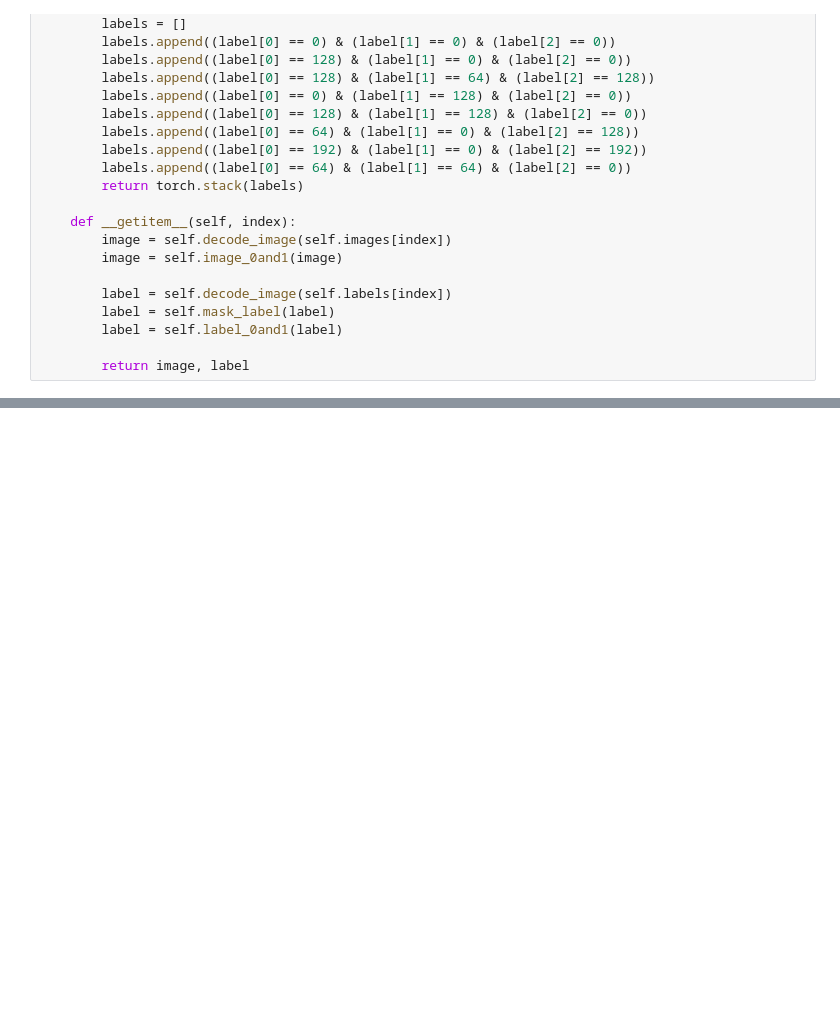
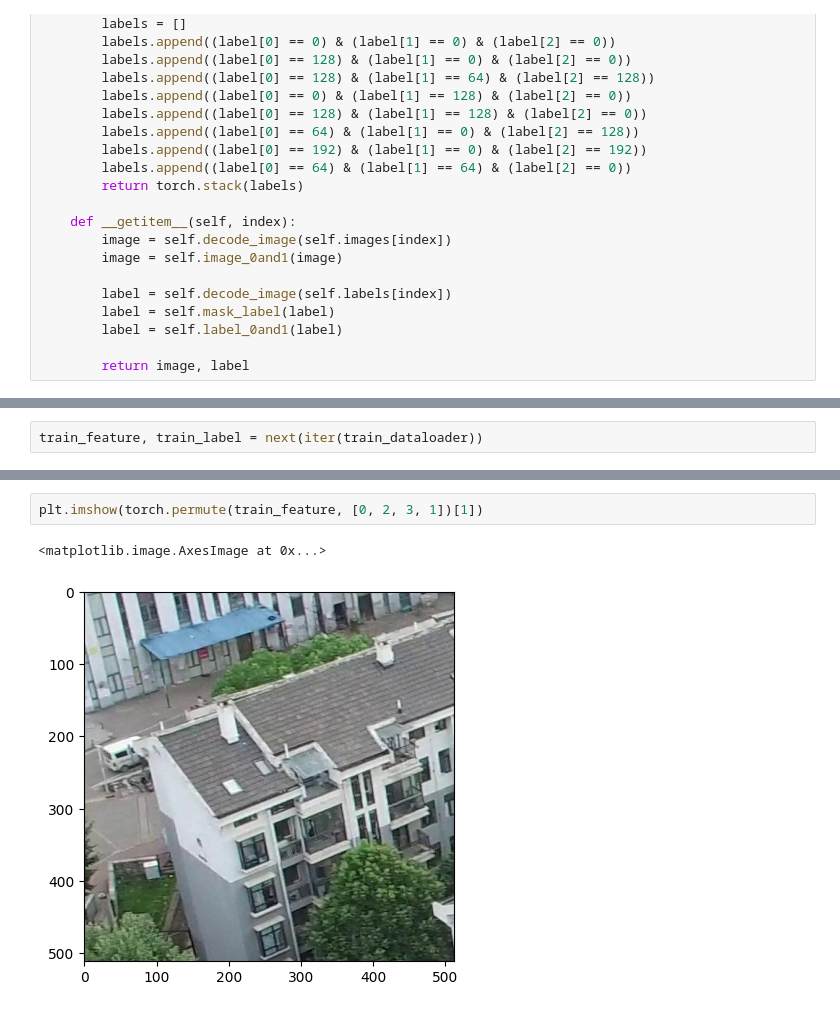
Before and after one commit to HackerTon/high_performance_analysis_system, a Jupyter notebook: test.ipynb, the cells around one changed output, grey strips where cells are left out. Cells and saved outputs as stored; diff of their text form; blank space fills up the shorter version.

```diff
--- a/test.ipynb
+++ b/test.ipynb
@@ -253,0 +285,2 @@ torch.Size([1, 1, 256, 256])
+# %%
+train_feature, train_label = next(iter(train_dataloader))
@@ -253,0 +313,5 @@ torch.Size([1, 1, 256, 256])
+# %%
+plt.imshow(torch.permute(train_feature, [0, 2, 3, 1])[1])
+# %% [output]
+<matplotlib.image.AxesImage at 0x...>
+[figure, added]
```
Also changed, not shown: parts of 7 cells of this notebook, 4 other files.
